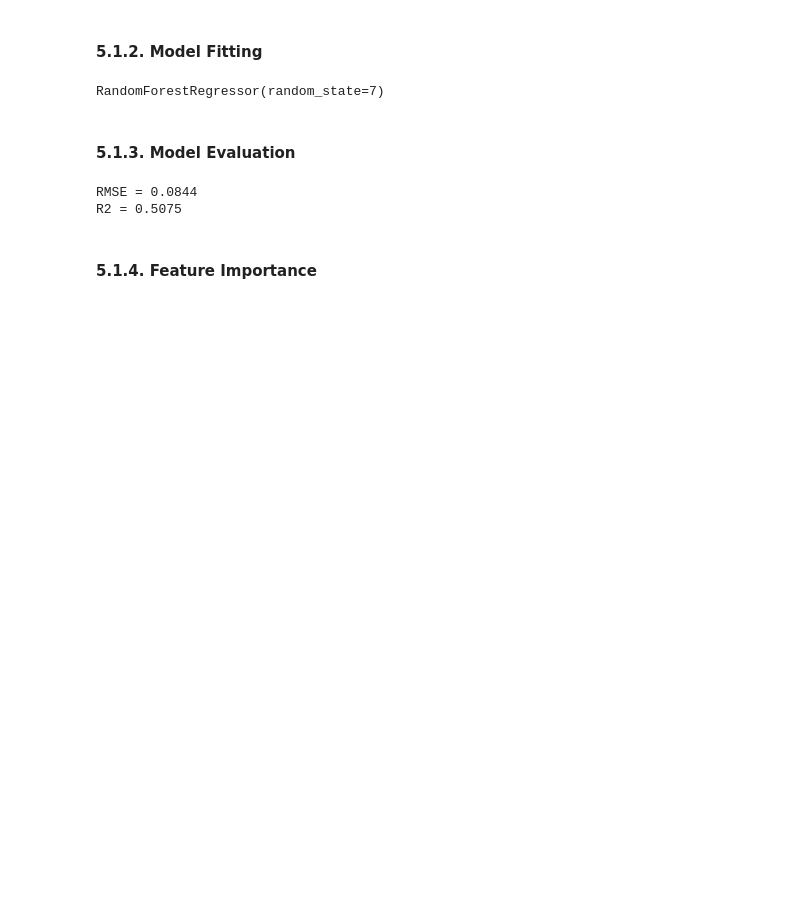
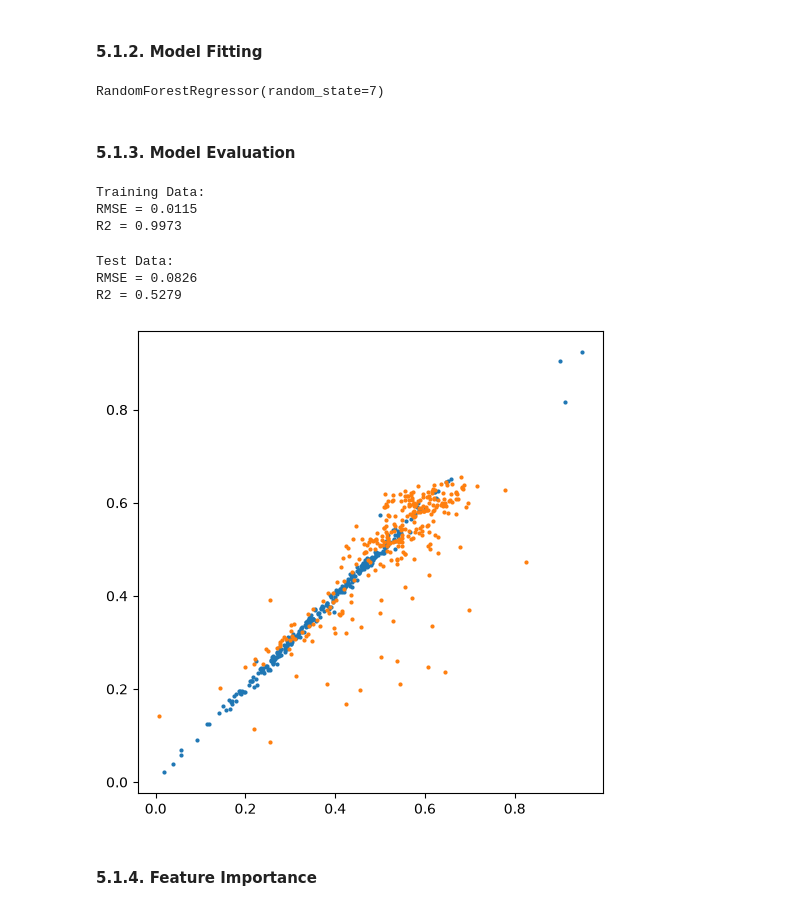
Before and after one commit to Xraaaay/lu_bern01, a Jupyter notebook: Project02/biome.ipynb, the cells around one changed output. Cells and saved outputs as stored; diff of their text form; code cells hidden in the pictures; blank space fills up the shorter version.

```diff
--- a/Project02/biome.ipynb
+++ b/Project02/biome.ipynb
@@ -627,9 +611,8 @@ test_data.head()
 # %%
 feature_cols = [
     "P_SpringMean", "P_SummerMean", "P_FallMean", "P_WinterMean",
-    "T_max_SpringMean", "T_max_SummerMean", "T_max_FallMean", "T_max_WinterMean",
-    "T_min_SpringMean", "T_min_SummerMean", "T_min_FallMean", "T_min_WinterMean",
     "T_mean_SpringMean", "T_mean_SummerMean", "T_mean_FallMean", "T_mean_WinterMean",
+    "R_mean_SpringMean", "R_mean_SummerMean", "R_mean_FallMean", "R_mean_WinterMean",
     "clay", "silt", "sand", "orgC", "CN", "pH", "cellfraction"
 ]
 
@@ -643,20 +626,44 @@ RandomForestRegressor(random_state=7)
 # %% [markdown]
 #### 5.1.3. Model Evaluation
 # %%
-best_model = rfr_NPP
+best_model_NPP = rfr_NPP
 # %%
 X_test = test_data[feature_cols]
 y_test = test_data["NPP"]
 
-y_pred = best_model.predict(X_test)
+y_test_pred = best_model_NPP.predict(X_test)
+y_train_pred = best_model_NPP.predict(X)
 # %%
-rmse = metrics.root_mean_squared_error(y_test, y_pred)
-r2 = metrics.r2_score(y_test, y_pred)
+rmse = metrics.root_mean_squared_error(y, y_train_pred)
+r2 = metrics.r2_score(y, y_train_pred)
 
+print("Training Data:")
 print(f"RMSE = {rmse:.4f}")
 print(f"R2 = {r2:.4f}")
 # %% [output]
-RMSE = 0.0844
-R2 = 0.5075
+Training Data:
+RMSE = 0.0115
+R2 = 0.9973
+# %%
+rmse = metrics.root_mean_squared_error(y_test, y_test_pred)
+r2 = metrics.r2_score(y_test, y_test_pred)
+
+print("Test Data:")
+print(f"RMSE = {rmse:.4f}")
+print(f"R2 = {r2:.4f}")
+# %% [output]
+Test Data:
+RMSE = 0.0826
+R2 = 0.5279
+# %%
+rng = np.random.default_rng(7)
+idx = rng.choice(len(X_test), size=300, replace=False)
+# %%
+fig, ax = plt.subplots(figsize=(6, 6))
+ax.scatter(y.iloc[idx], y_train_pred[idx], s=4)
+ax.scatter(y_test.iloc[idx], y_test_pred[idx], s=4)
+plt.show()
+# %% [output]
+[figure, added]
 # %% [markdown]
 #### 5.1.4. Feature Importance
```
Also changed, not shown: parts of 71 cells of this notebook, 2 other files.
